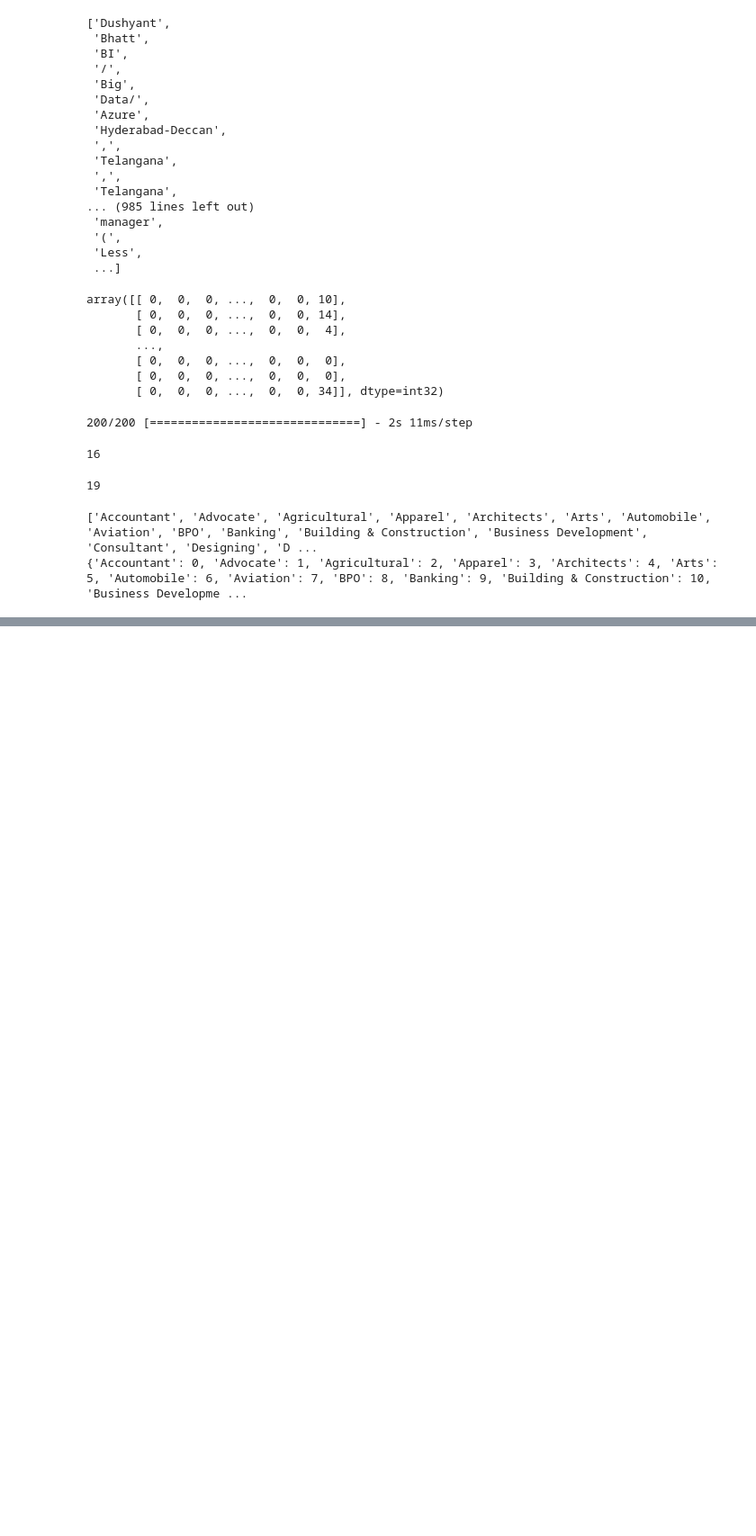
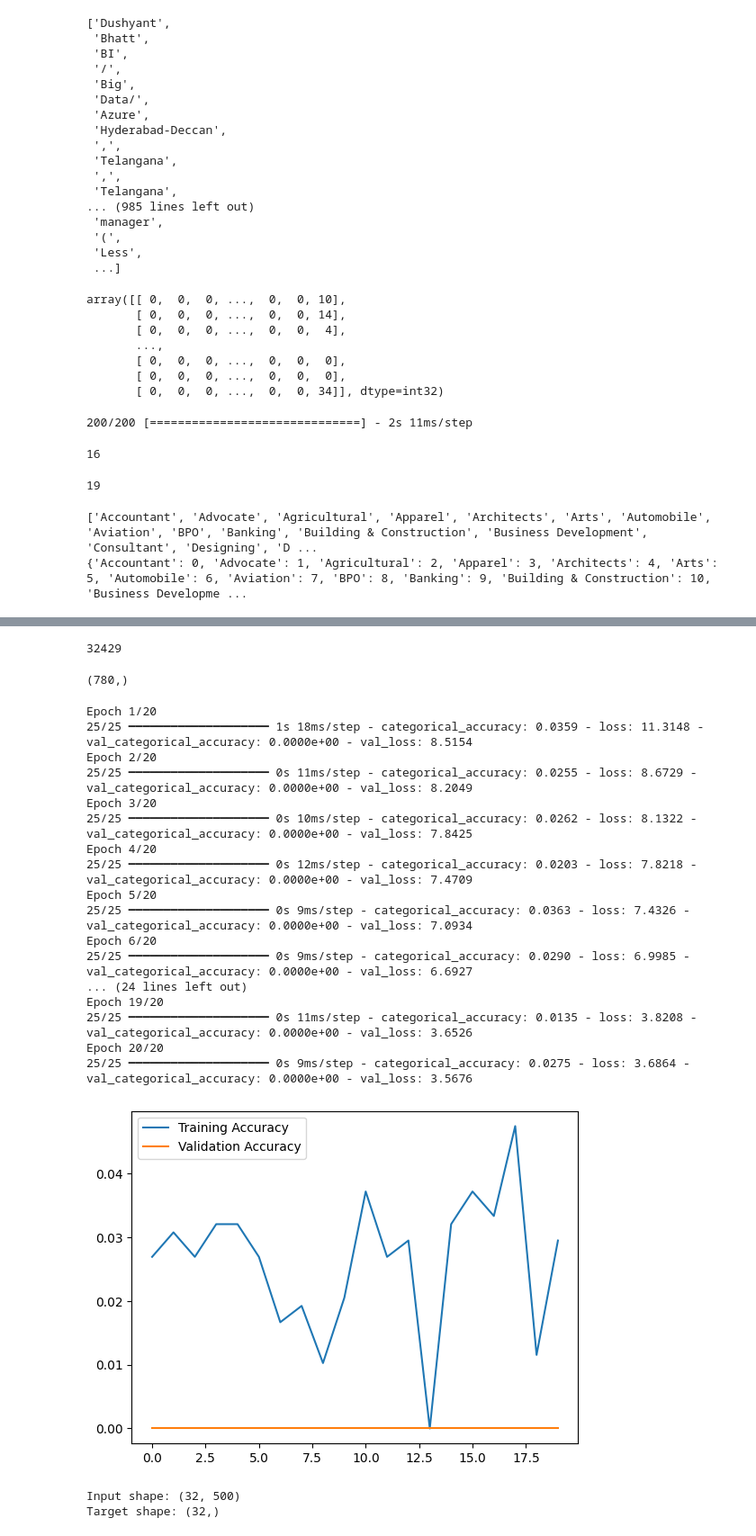
Before and after one commit to Rishit605/Resume-Analysis-NLP, a Jupyter notebook: notebook/NLP_Resume_Classification.ipynb, the cells around one changed output, grey strips where cells are left out. Shown at 90% size. Saved outputs shown, nothing was run; the diff lists cells and outputs as text; code cells hidden in the pictures; blank space fills up the shorter version.

```diff
--- a/notebook/NLP_Resume_Classification.ipynb
+++ b/notebook/NLP_Resume_Classification.ipynb
@@ -666,0 +1027,3 @@ print(class_id)
+# %%
+data['cleaned_text'] = data['Resume'].apply(ResumeTextPreprocessor().process_and_check)
+data
@@ -666,0 +1052,12 @@ print(class_id)
+# %%
+nlp_processor = NLPPreprocessor(
+    max_words=10000,
+    max_length=500,
+    embedding_dim=100
+)
+# %%
+data2 = nlp_processor.prepare_data(
+    texts=data['cleaned_text'],
+    labels=data['Category'],
+    use_word2vec=True  # Use Word2Vec embeddings
+)
@@ -666,0 +1148,60 @@ print(class_id)
+# %%
+data2['vocab_size']
+# %% [output]
+32429
+# %%
+# model = create_and_compile_model(
+#     vocab_size=data2['vocab_size'],
+#     output=data2['num_classes'],
+#     embed_dim=100,
+#     max_length=500,
+#     conv_units=64,
+#     kernels=3,
+#     dense_units=32,
+#     regularizer=0.01,
+#     dropout=0.5
+# )
+
+# Create and compile your model
+model = create_model(
+    vocab_size=data2['vocab_size'],
+    embedding_dim=100,
+    num_classes=data2['num_classes'],
+    embedding_matrix=data2['embedding_matrix']  # Pass this if using Word2Vec
+)
+# %%
+print(data2['y_train'].shape)
+# %% [output]
+(780,)
+# %%
+history = model.fit(data2['train_dataset'], validation_data=data2['val_dataset'], batch_size=32, epochs=20)
+plot_accuracy(history)
+# %% [output]
+Epoch 1/20
+25/25 ━━━━━━━━━━━━━━━━━━━━ 1s 18ms/step - categorical_accuracy: 0.0359 - loss: 11.3148 - val_categorical_accuracy: 0.0000e+00 - val_loss: 8.5154
+Epoch 2/20
+25/25 ━━━━━━━━━━━━━━━━━━━━ 0s 11ms/step - categorical_accuracy: 0.0255 - loss: 8.6729 - val_categorical_accuracy: 0.0000e+00 - val_loss: 8.2049
+Epoch 3/20
+25/25 ━━━━━━━━━━━━━━━━━━━━ 0s 10ms/step - categorical_accuracy: 0.0262 - loss: 8.1322 - val_categorical_accuracy: 0.0000e+00 - val_loss: 7.8425
+Epoch 4/20
+25/25 ━━━━━━━━━━━━━━━━━━━━ 0s 12ms/step - categorical_accuracy: 0.0203 - loss: 7.8218 - val_categorical_accuracy: 0.0000e+00 - val_loss: 7.4709
+Epoch 5/20
+25/25 ━━━━━━━━━━━━━━━━━━━━ 0s 9ms/step - categorical_accuracy: 0.0363 - loss: 7.4326 - val_categorical_accuracy: 0.0000e+00 - val_loss: 7.0934
+Epoch 6/20
+25/25 ━━━━━━━━━━━━━━━━━━━━ 0s 9ms/step - categorical_accuracy: 0.0290 - loss: 6.9985 - val_categorical_accuracy: 0.0000e+00 - val_loss: 6.6927
+... (24 lines left out)
+Epoch 19/20
+25/25 ━━━━━━━━━━━━━━━━━━━━ 0s 11ms/step - categorical_accuracy: 0.0135 - loss: 3.8208 - val_categorical_accuracy: 0.0000e+00 - val_loss: 3.6526
+Epoch 20/20
+25/25 ━━━━━━━━━━━━━━━━━━━━ 0s 9ms/step - categorical_accuracy: 0.0275 - loss: 3.6864 - val_categorical_accuracy: 0.0000e+00 - val_loss: 3.5676
+[figure, added]
+# %%
+for inps, ops in data2['train_dataset']:
+    # print(batch)
+    # print("Dataset shape:", batch.shape)
+    print("Input shape:", inps.shape)
+    print("Target shape:", ops.shape)
+    break
+# %% [output]
+Input shape: (32, 500)
+Target shape: (32,)
```
Also changed, not shown: parts of 36 cells of this notebook.
